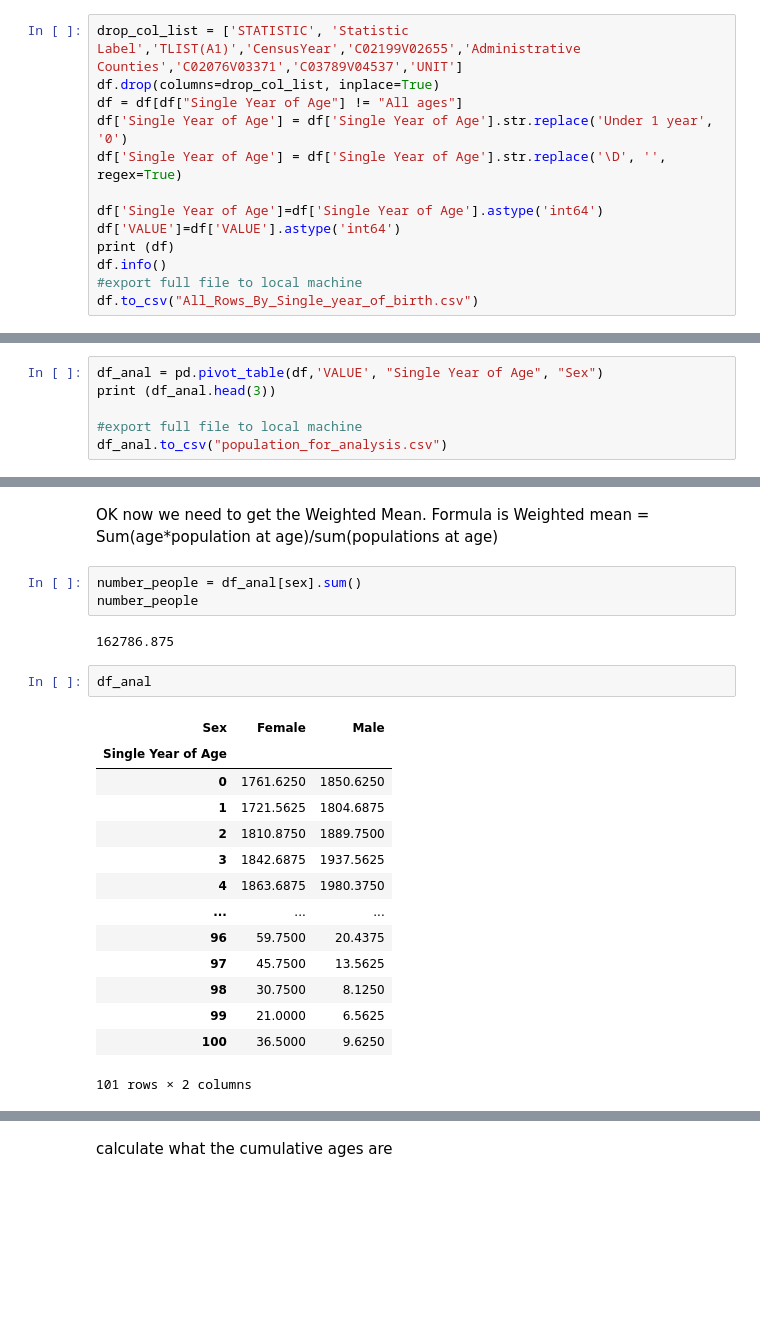
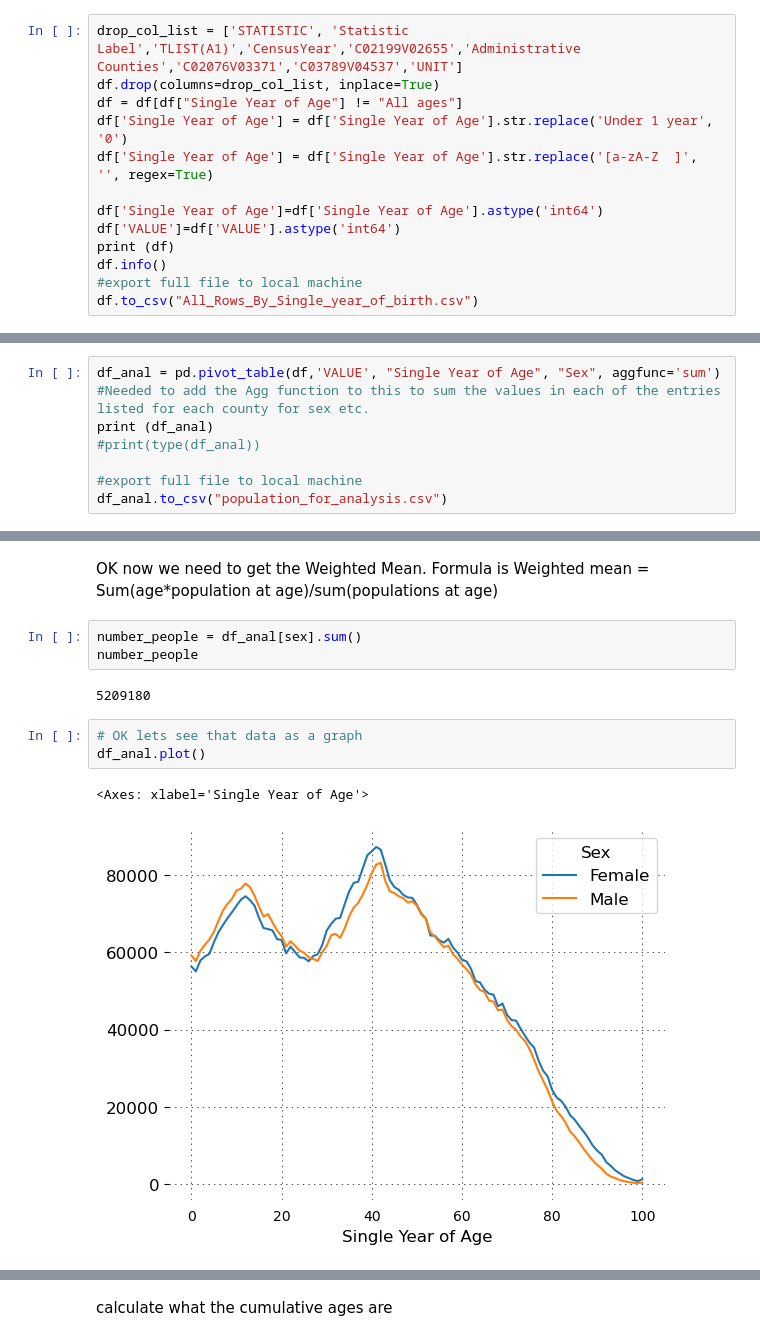
Before and after one commit to cathalred88/PFDA, a Jupyter notebook: assignments/assignment05-population.ipynb, the cells around one changed output, grey strips where cells are left out. Saved outputs shown, nothing was run; the diff lists cells and outputs as text; blank space fills up the shorter version.

Commit message:
working on population chart

```diff
--- a/assignments/assignment05-population.ipynb
+++ b/assignments/assignment05-population.ipynb
@@ -50,7 +50,7 @@ drop_col_list = ['STATISTIC', 'Statistic Label','TLIST(A1)','CensusYear','C02199
 df.drop(columns=drop_col_list, inplace=True)
 df = df[df["Single Year of Age"] != "All ages"]
 df['Single Year of Age'] = df['Single Year of Age'].str.replace('Under 1 year', '0')
-df['Single Year of Age'] = df['Single Year of Age'].str.replace('\D', '', regex=True)
+df['Single Year of Age'] = df['Single Year of Age'].str.replace('[a-zA-Z  ]', '', regex=True)
 
 df['Single Year of Age']=df['Single Year of Age'].astype('int64')
 df['VALUE']=df['VALUE'].astype('int64')
@@ -77,8 +77,10 @@ df.to_csv("All_Rows_By_Single_year_of_birth.csv")
 dtypes: int64(2), object(1)
 memory usage: 202.0+ KB
 # %%
-df_anal = pd.pivot_table(df,'VALUE', "Single Year of Age", "Sex")
-print (df_anal.head(3))
+df_anal = pd.pivot_table(df,'VALUE', "Single Year of Age", "Sex", aggfunc='sum')
+#Needed to add the Agg function to this to sum the values in each of the entries listed for each county for sex etc.
+print (df_anal)
+#print(type(df_anal))
 
 #export full file to local machine
 df_anal.to_csv("population_for_analysis.csv")
@@ -103,21 +115,10 @@ Formula is Weighted mean = Sum(age*population at age)/sum(populations at age)
 number_people = df_anal[sex].sum()
 number_people
 # %% [output]
-162786.875
+5209180
 # %%
-df_anal
+# OK lets see that data as a graph
+df_anal.plot()
 # %% [output]
-| Sex | Female | Male |
-| Single Year of Age |  |  |
-| 0 | 1761.6250 | 1850.6250 |
-| 1 | 1721.5625 | 1804.6875 |
-| 2 | 1810.8750 | 1889.7500 |
-| 3 | 1842.6875 | 1937.5625 |
-| 4 | 1863.6875 | 1980.3750 |
-| ... | ... | ... |
-| 96 | 59.7500 | 20.4375 |
-| 97 | 45.7500 | 13.5625 |
-| 98 | 30.7500 | 8.1250 |
-| 99 | 21.0000 | 6.5625 |
-| 100 | 36.5000 | 9.6250 |
-101 rows × 2 columns
+<Axes: xlabel='Single Year of Age'>
+[figure, added]
```
Also changed, not shown: parts of 7 cells of this notebook, 1 other file.
